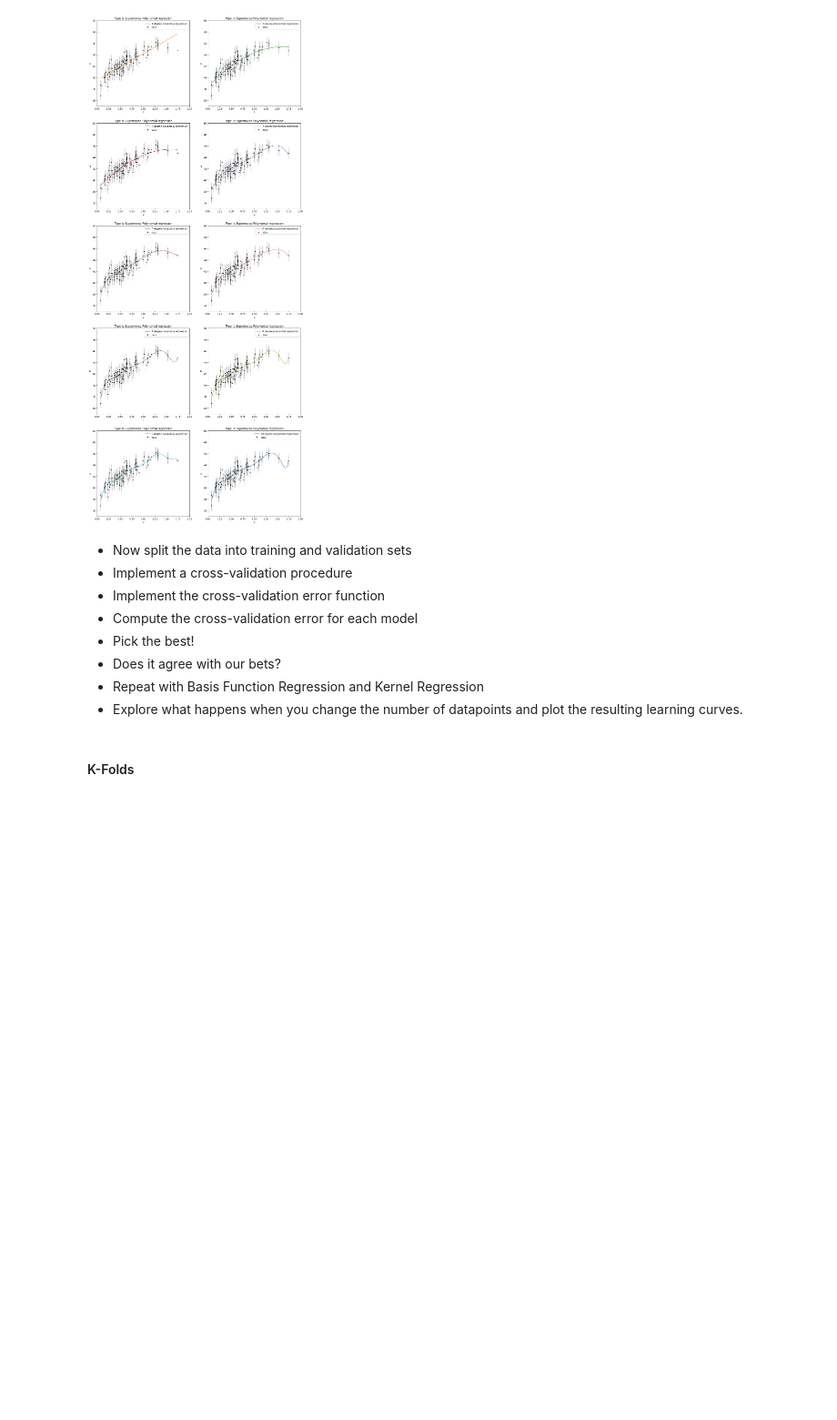
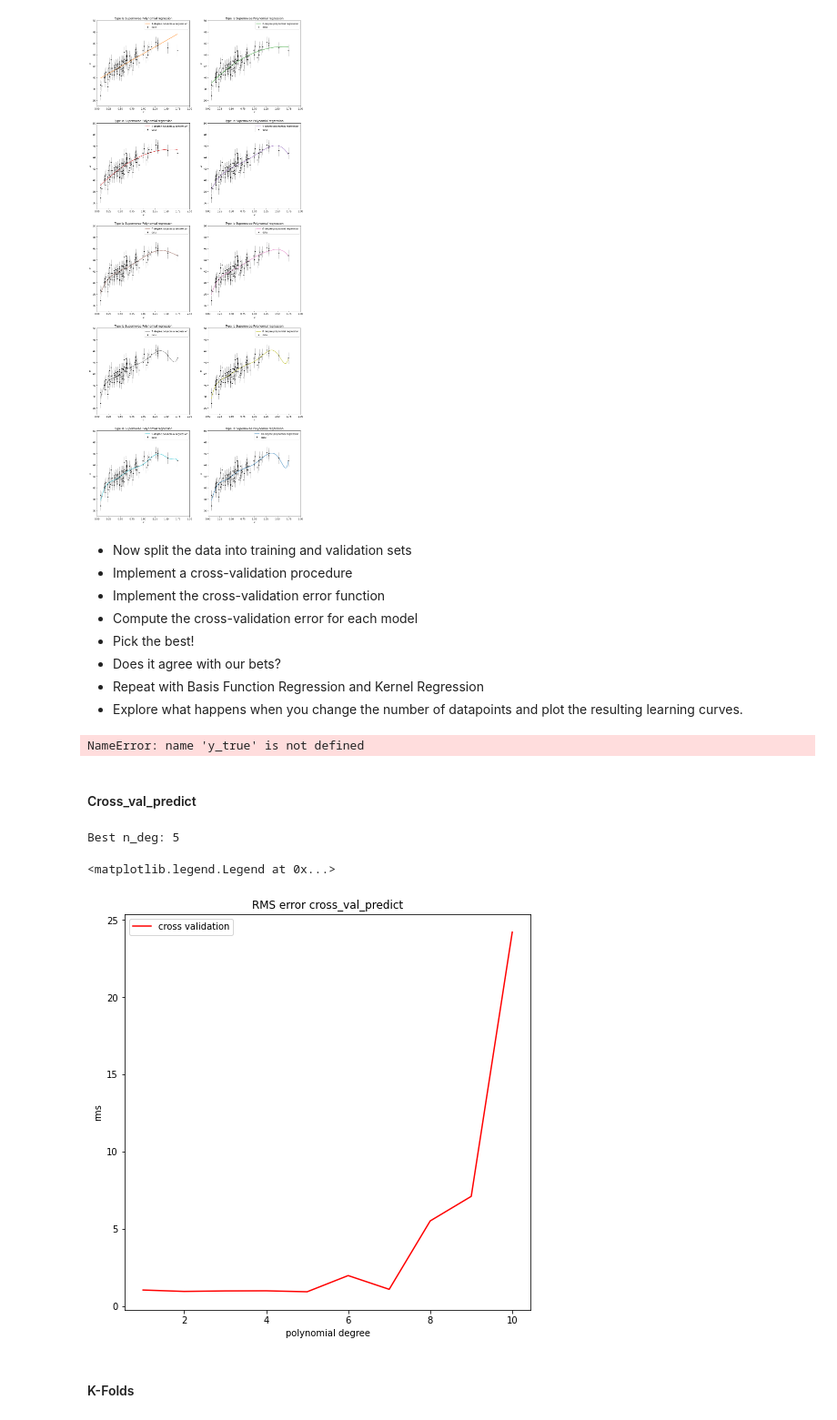
Before and after one commit to ludovicobizzarri/astrostatistics_bicocca_2024, a Jupyter notebook: working/Lesson 17/Supernovae distances and redshift.ipynb, the cells around one changed output. Shown at 91% size. Cells and saved outputs as stored; diff of their text form; code cells hidden in the pictures; blank space fills up the shorter version.

Commit message:
Cross-validation corrected

```diff
--- a/working/Lesson 17/Supernovae distances and redshift.ipynb
+++ b/working/Lesson 17/Supernovae distances and redshift.ipynb
@@ -169,7 +169,7 @@ for n,ax in zip(n_degree,axis.flatten()):
 - Does it agree with our bets?
 - Repeat with Basis Function Regression and Kernel Regression
 - Explore what happens when you change the number of datapoints and plot the resulting learning curves.
-# %%
-def error_func(y_true, y_m):
-    N = len(y_true)
-    return np.sqrt(1/N * np.sum((y_true-y_m)**2)) # implement the division by the sigma?
+# %%
+y_true
+# %% [output]
+NameError: name 'y_true' is not defined
@@ -176,2 +217,38 @@ def error_func(y_true, y_m):
+# %% [markdown]
+#### Cross_val_predict
+# %%
+n_degree = np.arange(1,11)
+
+err_cv = np.zeros(len(n_degree))
+err_train = np.zeros(len(n_degree))
+
+for deg in n_degree:
+    model = PolynomialRegression(deg)
+
+    # cross validation
+    n_cv = 20
+    y_cv_pred = cross_val_predict(model,X,y,cv=n_cv)
+    err_cv[deg-1] = error_func(y,y_cv_pred)
+
+# normalization of the error
+norm_err_cv = err_cv/err_cv.max()
+#norm_err_train = err_train/err_train.max()
+
+print('Best n_deg:',np.argmin(norm_err_cv)+1)
+
+# plot
+fig = plt.figure(figsize=(8,8))
+
+#plt.plot(n_degree,norm_err_train,color='black',ls='--',label='training')
+#plt.scatter(n_degree,norm_err_train,color='black')
+plt.plot(n_degree,err_cv,color='red',ls='-',label='cross validation')
+plt.xlabel('polynomial degree')
+plt.ylabel('rms')
+plt.title('RMS error cross_val_predict')
+plt.legend()
+# %% [output]
+Best n_deg: 5
+<matplotlib.legend.Legend at 0x...>
+[figure, added]
 # %% [markdown]
 #### K-Folds
```
Also changed, not shown: parts of 28 cells of this notebook.
